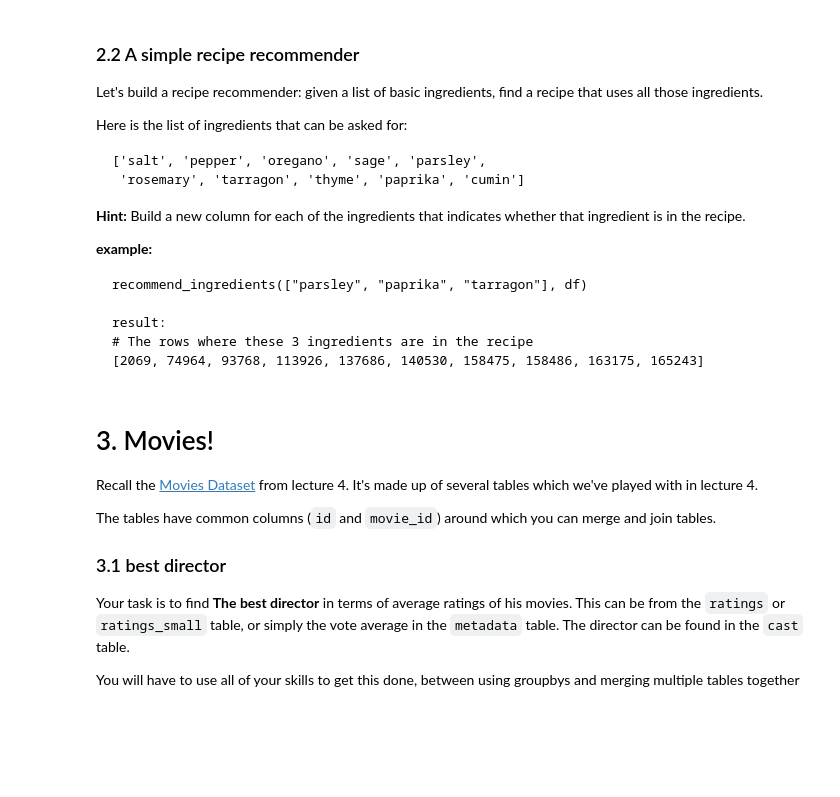
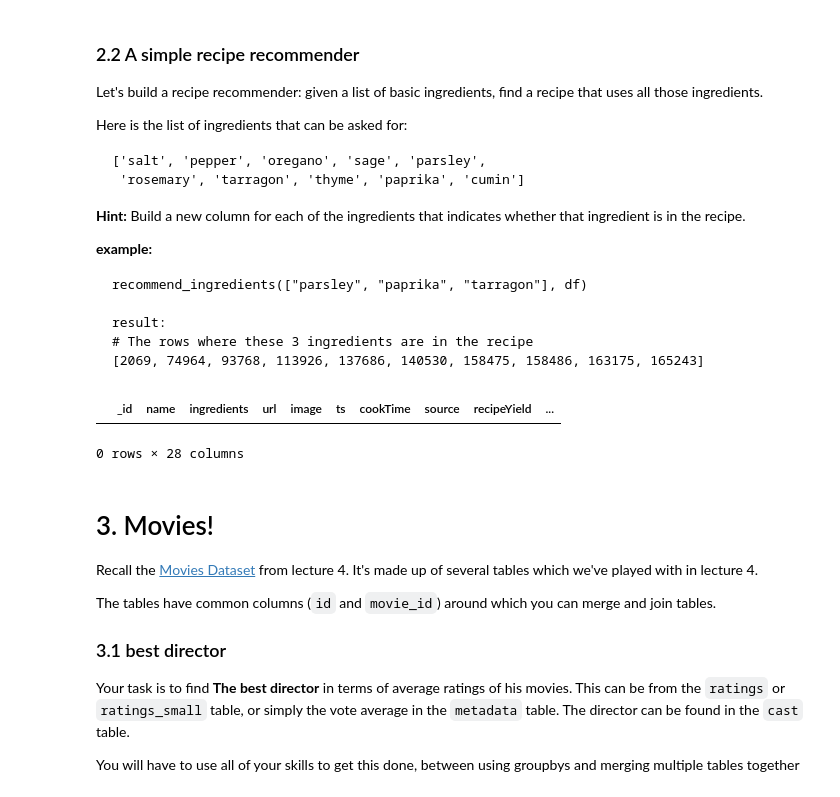
Before and after one commit to cb-ds-1/m2-3-exploration, a Jupyter notebook: workshop.ipynb, the cells around one changed output. Drawn from its saved outputs; the diff is of its cells as text; code cells hidden in the pictures; blank space fills up the shorter version.

````diff
--- a/workshop.ipynb
+++ b/workshop.ipynb
@@ -36,3 +79,11 @@ Reproduce *as best you can* the first of the 3 figures from Andrew Gelman's blog
 Load the JSON recipe database we saw in lecture 4.
 
 How many of the recipes are for breakfast food? Hint: The `description` would contain the work "breakfast"
+# %%
+with gzip.open('data/recipe.json.gz','r') as f:
+    data = (line.strip().decode() for line in f)
+    data_json = f"[ {','.join(data)} ]"
+
+recipes = pd.read_json(data_json)
+recipes['breakfast'] = recipes["description"].str.contains("breakfast", case=False, na=False).astype(int)
+len(recipes.loc[recipes.breakfast == 1])
@@ -58,6 +111,31 @@ result:
 # The rows where these 3 ingredients are in the recipe
 [2069, 74964, 93768, 113926, 137686, 140530, 158475, 158486, 163175, 165243]
 ```
+# %%
+recipes['salt'] = recipes["ingredients"].str.contains("salt", case = False, na = False).astype(int)
+recipes['pepper'] = recipes["ingredients"].str.contains("pepper", case = False, na = False).astype(int)
+recipes['oregano'] = recipes["ingredients"].str.contains("oregano", case = False, na = False).astype(int)
+recipes['sage'] = recipes["ingredients"].str.contains("sage", case = False, na = False).astype(int)
+recipes['parsley'] = recipes["ingredients"].str.contains("parsley", case = False, na = False).astype(int)
+recipes['rosemary'] = recipes["ingredients"].str.contains("rosemary", case = False, na = False).astype(int)
+recipes['tarragon'] = recipes["ingredients"].str.contains("tarragon", case = False, na = False).astype(int)
+recipes['thyme'] = recipes["ingredients"].str.contains("thyme", case = False, na = False).astype(int)
+recipes['paprika'] = recipes["ingredients"].str.contains("paprika", case = False, na = False).astype(int)
+recipes['cumin'] = recipes["ingredients"].str.contains("cumin", case = False, na = False).astype(int)
+recipes.loc[(recipes.salt == 1) &
+            (recipes.pepper == 1) &
+            (recipes.oregano == 1) &
+            (recipes.sage == 1) &
+            (recipes.parsley == 1) &
+            (recipes.rosemary == 1) &
+            (recipes.tarragon == 1) &
+            (recipes.thyme == 1) &
+            (recipes.paprika == 1) &
+            (recipes.cumin == 1)]
+#seems there are no recipes with all the particular ingredients
+# %% [output]
+|  | _id | name | ingredients | url | image | ts | cookTime | source | recipeYield | ... |
+0 rows × 28 columns
 # %% [markdown]
 # 3. Movies!
 
````
Also changed, not shown: parts of 6 cells of this notebook.
